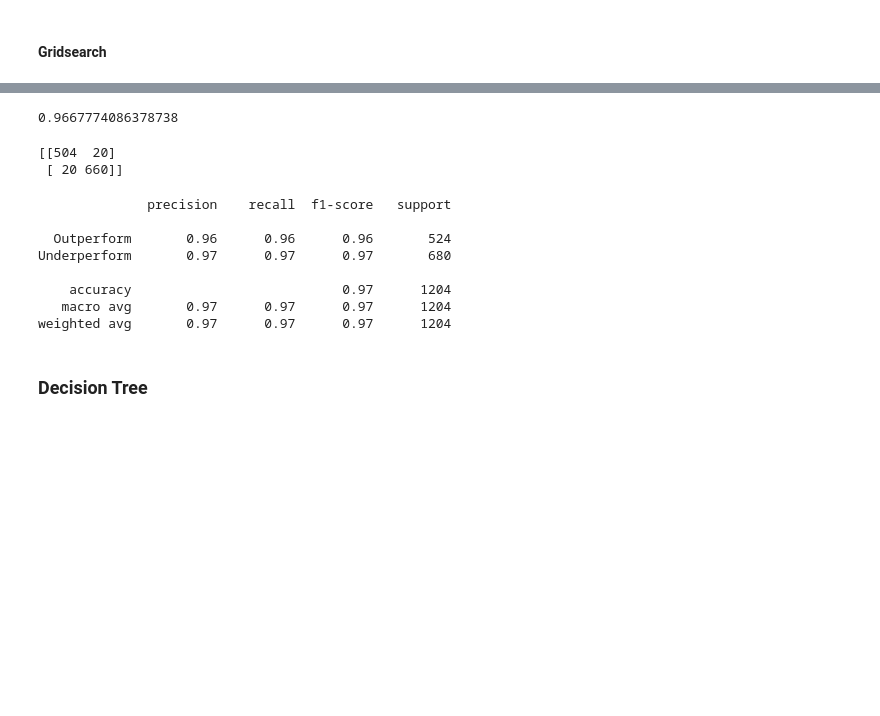
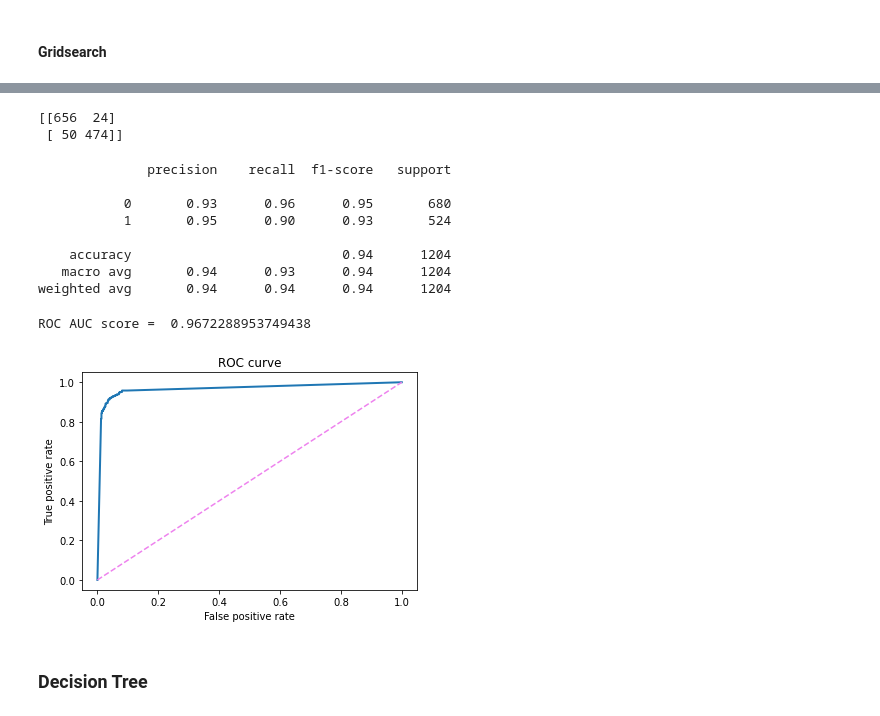
Before and after one commit to mkschoi/project3_mutualfundperf, a Jupyter notebook: Notebooks/project3_modeling.ipynb, the cells around one changed output, grey strips where cells are left out. Drawn from its saved outputs; the diff is of its cells as text; code cells hidden in the pictures; blank space fills up the shorter version.

```diff
--- a/Notebooks/project3_modeling.ipynb
+++ b/Notebooks/project3_modeling.ipynb
@@ -271,9 +184,9 @@ Text(0, 0.5, 'Error Rate')
 # %% [markdown]
 #### Gridsearch
 # %%
-param_grid = {'n_neighbors': list(range(1,31)), 'weights': ['uniform', 'distance'], 'metric': ['euclidean','manhattan']}
+param_grid = {'n_neighbors': list(range(1,11)), 'weights': ['uniform', 'distance'], 'metric': ['euclidean','manhattan']}
 # %%
-grid = GridSearchCV(KNeighborsClassifier(),param_grid,refit=True,verbose=2)
+grid = GridSearchCV(KNeighborsClassifier(),param_grid,refit=True,n_jobs=-1,verbose=2)
 # %%
-grid.fit(X_train_scaled,y_train)
+grid.fit(X_train_base_scaled,y_train_base)
 # %% [output]
@@ -319,23 +212,35 @@ grid_pred = grid.predict(X_test_scaled)
-# %%
-grid.score(X_test_scaled, y_test)
-# %% [output]
-0.9667774086378738
 # %%
-print(confusion_matrix(y_test,grid_pred))
+print(confusion_matrix(y_test_base, grid_pred))
 # %% [output]
-[[504  20]
- [ 20 660]]
+[[656  24]
+ [ 50 474]]
 # %%
-print(classification_report(y_test,grid_pred))
+print(classification_report(y_test_base, grid_pred))
 # %% [output]
               precision    recall  f1-score   support
 
-  Outperform       0.96      0.96      0.96       524
-Underperform       0.97      0.97      0.97       680
+           0       0.93      0.96      0.95       680
+           1       0.95      0.90      0.93       524
 
-    accuracy                           0.97      1204
-   macro avg       0.97      0.97      0.97      1204
-weighted avg       0.97      0.97      0.97      1204
+    accuracy                           0.94      1204
+   macro avg       0.94      0.93      0.94      1204
+weighted avg       0.94      0.94      0.94      1204
+# %%
+grid_pred_proba = grid.predict_proba(X_test_base_scaled)[:,1]
+fpr, tpr, thresoholds = roc_curve(y_test_base, grid_pred_proba)
+# %%
+plt.plot(fpr, tpr,lw=2)
+plt.plot([0,1],[0,1],c='violet',ls='--')
+plt.xlim([-0.05,1.05])
+plt.ylim([-0.05,1.05])
+
+plt.xlabel('False positive rate')
+plt.ylabel('True positive rate')
+plt.title('ROC curve');
+print("ROC AUC score = ", roc_auc_score(y_test_base, grid_pred_proba))
+# %% [output]
+ROC AUC score =  0.9672288953749438
+[figure, added]
 # %% [markdown]
 ### Decision Tree
 # %%
```
Also changed, not shown: parts of 112 cells of this notebook, 5 other files.
